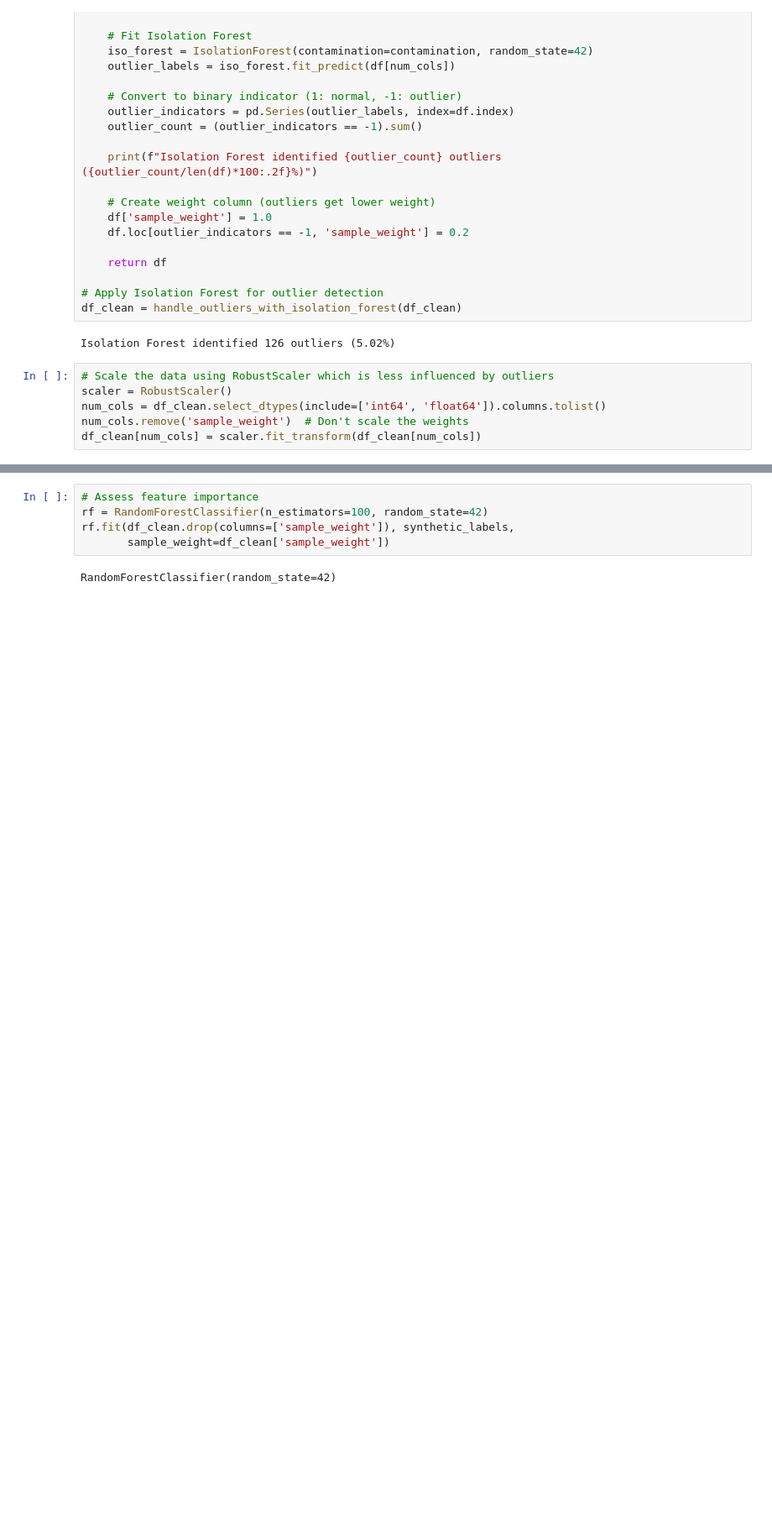
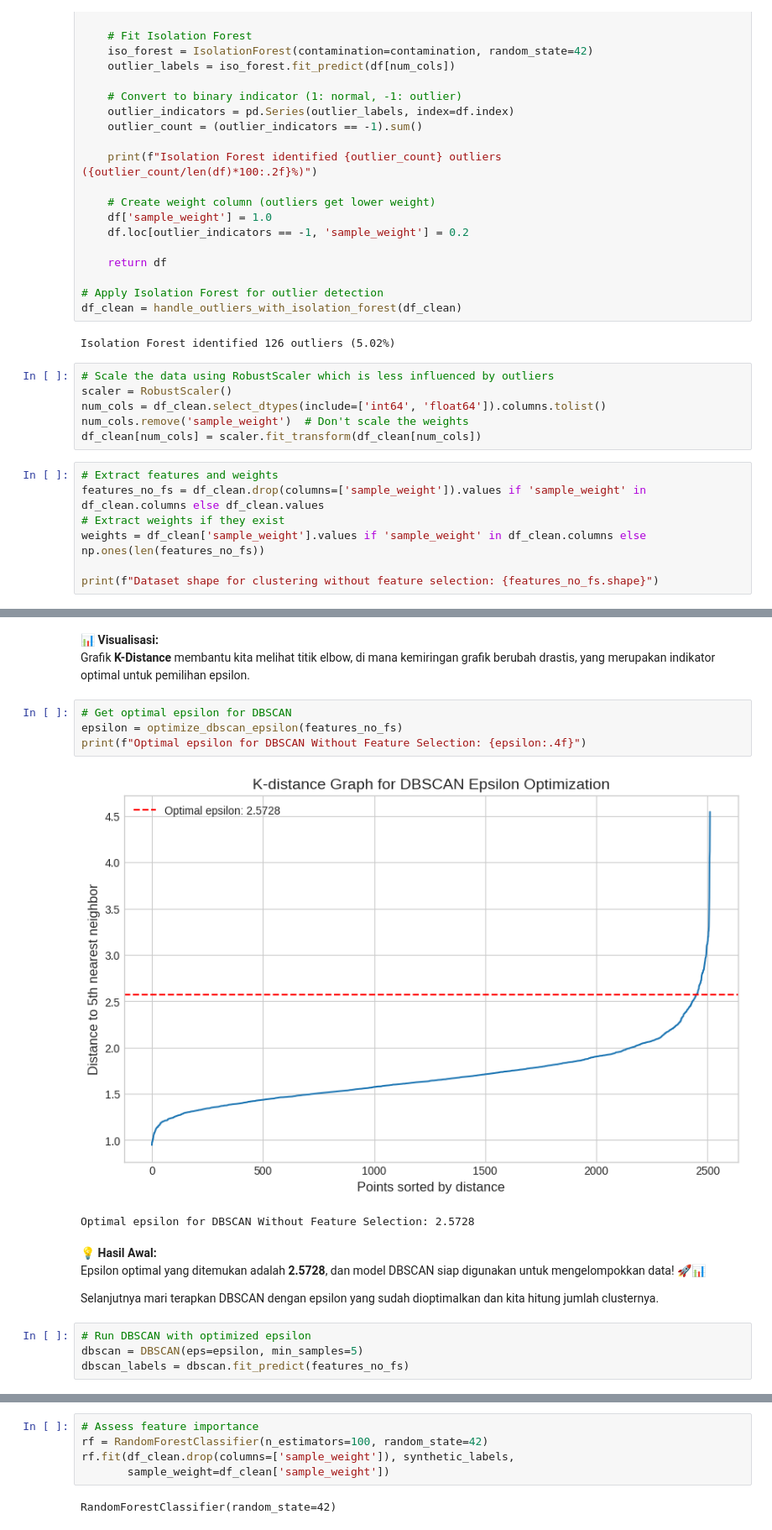
Before and after one commit to notsuperganang/ml-dbs, a Jupyter notebook: [Clustering]_Submission_Akhir_BMLP_Ganang_Setyo_Hadi.ipynb, the cells around one changed output, grey strips where cells are left out. Shown at 84% size. Saved outputs shown, nothing was run; the diff lists cells and outputs as text; blank space fills up the shorter version.

```diff
--- a/[Clustering]_Submission_Akhir_BMLP_Ganang_Setyo_Hadi.ipynb
+++ b/[Clustering]_Submission_Akhir_BMLP_Ganang_Setyo_Hadi.ipynb
@@ -1111,3 +1205,10 @@ scaler = RobustScaler()
 num_cols = df_clean.select_dtypes(include=['int64', 'float64']).columns.tolist()
 num_cols.remove('sample_weight')  # Don't scale the weights
 df_clean[num_cols] = scaler.fit_transform(df_clean[num_cols])
+# %%
+# Extract features and weights
+features_no_fs = df_clean.drop(columns=['sample_weight']).values if 'sample_weight' in df_clean.columns else df_clean.values
+# Extract weights if they exist
+weights = df_clean['sample_weight'].values if 'sample_weight' in df_clean.columns else np.ones(len(features_no_fs))
+
+print(f"Dataset shape for clustering without feature selection: {features_no_fs.shape}")
@@ -1113,0 +1276,19 @@ df_clean[num_cols] = scaler.fit_transform(df_clean[num_cols])
+# %% [markdown]
+📊 **Visualisasi:**
+Grafik **K-Distance** membantu kita melihat titik elbow, di mana kemiringan grafik berubah drastis, yang merupakan indikator optimal untuk pemilihan epsilon.
+# %%
+# Get optimal epsilon for DBSCAN
+epsilon = optimize_dbscan_epsilon(features_no_fs)
+print(f"Optimal epsilon for DBSCAN Without Feature Selection: {epsilon:.4f}")
+# %% [output]
+[figure, added]
+Optimal epsilon for DBSCAN Without Feature Selection: 2.5728
+# %% [markdown]
+💡 **Hasil Awal:**
+Epsilon optimal yang ditemukan adalah **2.5728**, dan model DBSCAN siap digunakan untuk mengelompokkan data! 🚀📊
+
+Selanjutnya mari terapkan DBSCAN dengan epsilon yang sudah dioptimalkan  dan kita hitung jumlah clusternya.
+# %%
+# Run DBSCAN with optimized epsilon
+dbscan = DBSCAN(eps=epsilon, min_samples=5)
+dbscan_labels = dbscan.fit_predict(features_no_fs)
```
Also changed, not shown: parts of 152 cells of this notebook, 5 other files.
